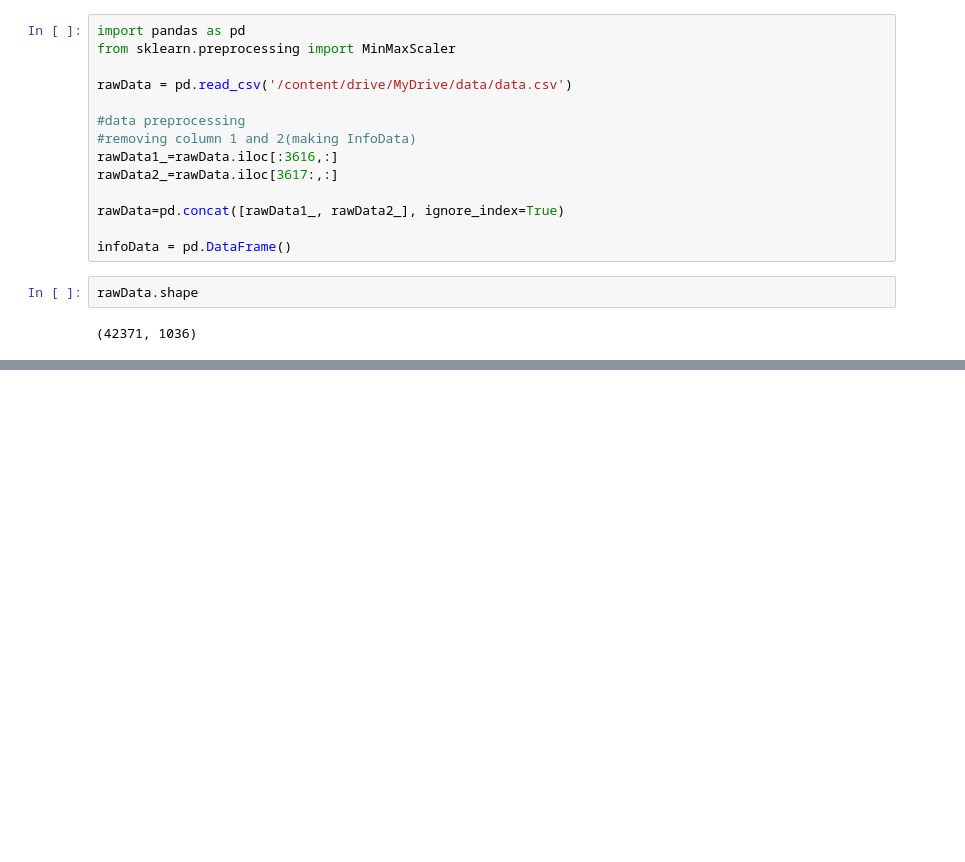
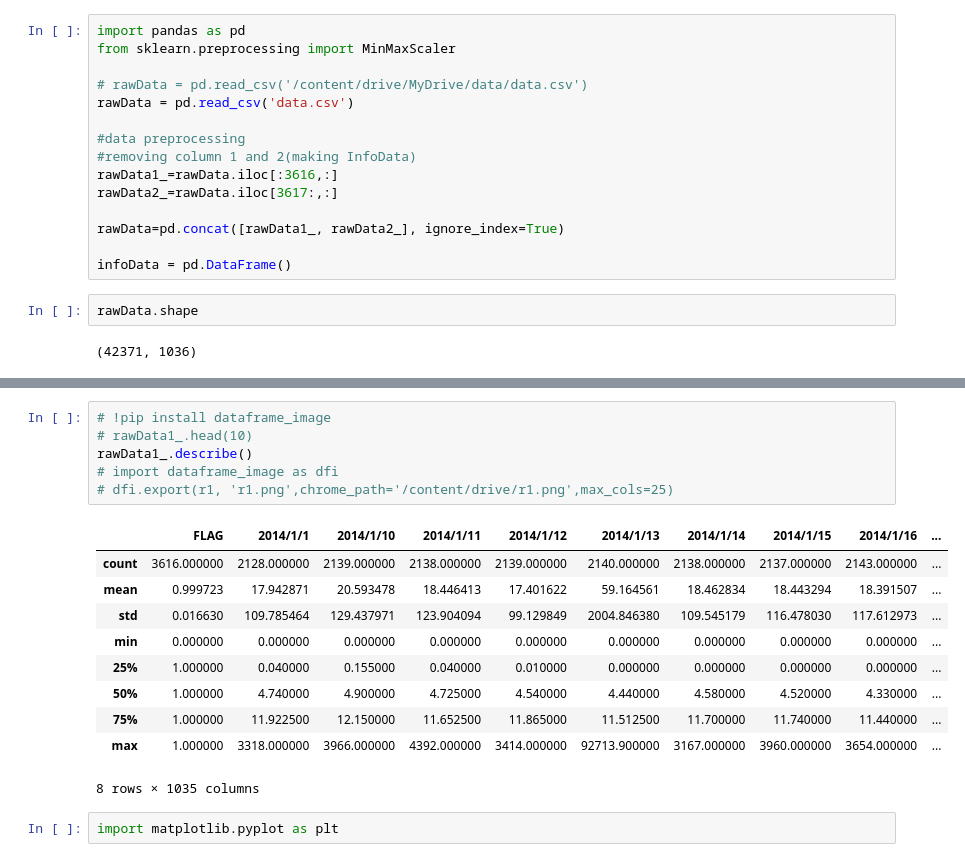
Before and after one commit to so5tech/project1, a Jupyter notebook: project.ipynb, the cells around one changed output, grey strips where cells are left out. Drawn from its saved outputs; the diff is of its cells as text; blank space fills up the shorter version.

```diff
--- a/project.ipynb
+++ b/project.ipynb
@@ -8,7 +25,8 @@ Mounted at /content/drive
 import pandas as pd
 from sklearn.preprocessing import MinMaxScaler
 
-rawData = pd.read_csv('/content/drive/MyDrive/data/data.csv')
+# rawData = pd.read_csv('/content/drive/MyDrive/data/data.csv')
+rawData = pd.read_csv('data.csv')
 
 #data preprocessing
 #removing column 1 and 2(making InfoData)
@@ -94,0 +131,19 @@ Noramalised data
+# %%
+# !pip install dataframe_image
+# rawData1_.head(10)
+rawData1_.describe()
+# import dataframe_image as dfi
+# dfi.export(r1, 'r1.png',chrome_path='/content/drive/r1.png',max_cols=25)
+# %% [output]
+|  | FLAG | 2014/1/1 | 2014/1/10 | 2014/1/11 | 2014/1/12 | 2014/1/13 | 2014/1/14 | 2014/1/15 | 2014/1/16 | ... |
+| count | 3616.000000 | 2128.000000 | 2139.000000 | 2138.000000 | 2139.000000 | 2140.000000 | 2138.000000 | 2137.000000 | 2143.000000 | ... |
+| mean | 0.999723 | 17.942871 | 20.593478 | 18.446413 | 17.401622 | 59.164561 | 18.462834 | 18.443294 | 18.391507 | ... |
+| std | 0.016630 | 109.785464 | 129.437971 | 123.904094 | 99.129849 | 2004.846380 | 109.545179 | 116.478030 | 117.612973 | ... |
+| min | 0.000000 | 0.000000 | 0.000000 | 0.000000 | 0.000000 | 0.000000 | 0.000000 | 0.000000 | 0.000000 | ... |
+| 25% | 1.000000 | 0.040000 | 0.155000 | 0.040000 | 0.010000 | 0.000000 | 0.000000 | 0.000000 | 0.000000 | ... |
+| 50% | 1.000000 | 4.740000 | 4.900000 | 4.725000 | 4.540000 | 4.440000 | 4.580000 | 4.520000 | 4.330000 | ... |
+| 75% | 1.000000 | 11.922500 | 12.150000 | 11.652500 | 11.865000 | 11.512500 | 11.700000 | 11.740000 | 11.440000 | ... |
+| max | 1.000000 | 3318.000000 | 3966.000000 | 4392.000000 | 3414.000000 | 92713.900000 | 3167.000000 | 3960.000000 | 3654.000000 | ... |
+8 rows × 1035 columns
+# %%
+import matplotlib.pyplot as plt
```
Also changed, not shown: parts of 47 cells of this notebook, 1 other file.
